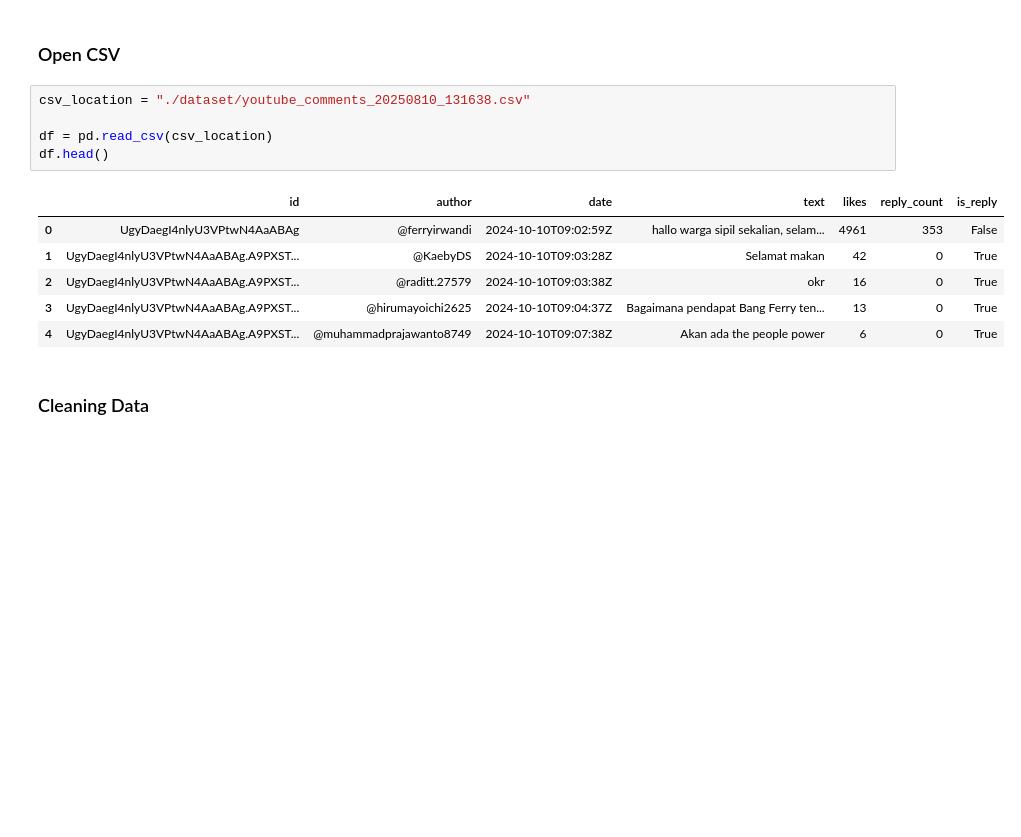
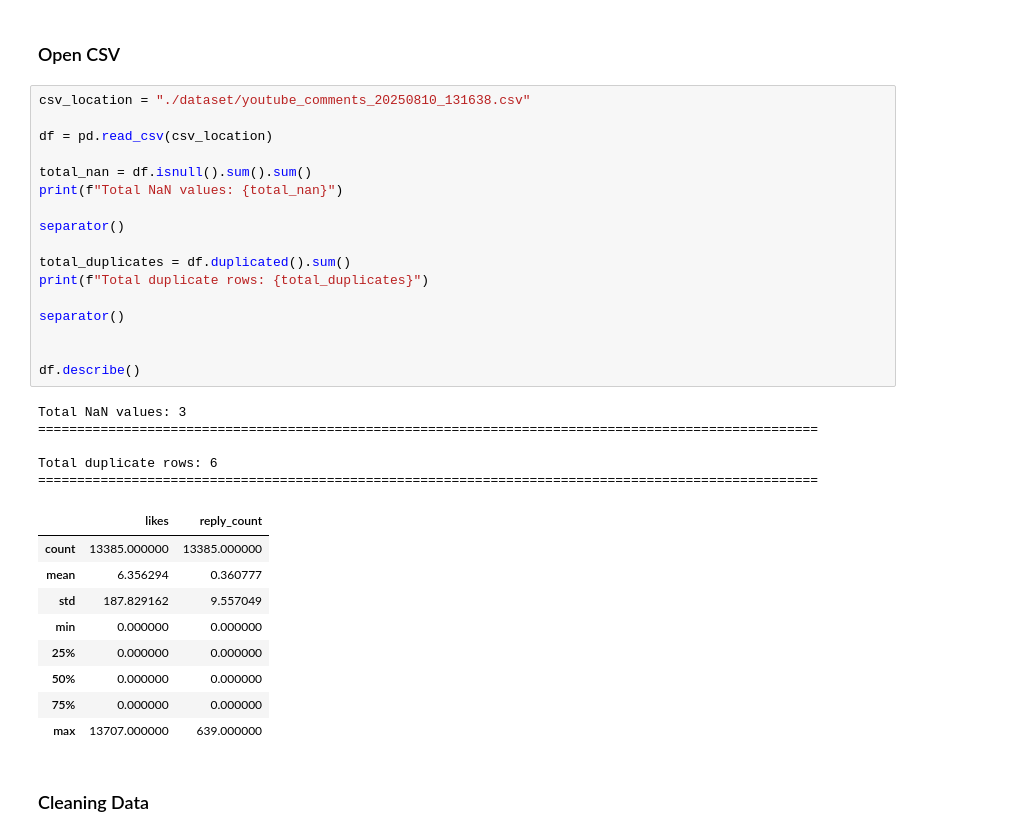
Before and after one commit to ekajaya740/dicoding_sentiment_analysis, a Jupyter notebook: sentiment_analysis.ipynb, the cells around one changed output. Drawn from its saved outputs; the diff is of its cells as text; blank space fills up the shorter version.

```diff
--- a/sentiment_analysis.ipynb
+++ b/sentiment_analysis.ipynb
@@ -23,15 +181,35 @@ from sklearn.model_selection import train_test_split
 # %%
 csv_location = "./dataset/youtube_comments_20250810_131638.csv"
 
 df = pd.read_csv(csv_location)
-df.head()
+
+total_nan = df.isnull().sum().sum()
+print(f"Total NaN values: {total_nan}")
+
+separator()
+
+total_duplicates = df.duplicated().sum()
+print(f"Total duplicate rows: {total_duplicates}")
+
+separator()
+
+
+df.describe()
 # %% [output]
+Total NaN values: 3
+====================================================================================================
+
+Total duplicate rows: 6
+====================================================================================================
-|  | id | author | date | text | likes | reply_count | is_reply |
-| 0 | UgyDaegI4nlyU3VPtwN4AaABAg | @ferryirwandi | 2024-10-10T09:02:59Z | hallo warga sipil sekalian, selam... | 4961 | 353 | False |
-| 1 | UgyDaegI4nlyU3VPtwN4AaABAg.A9PXST... | @KaebyDS | 2024-10-10T09:03:28Z | Selamat makan | 42 | 0 | True |
-| 2 | UgyDaegI4nlyU3VPtwN4AaABAg.A9PXST... | @raditt.27579 | 2024-10-10T09:03:38Z | okr | 16 | 0 | True |
-| 3 | UgyDaegI4nlyU3VPtwN4AaABAg.A9PXST... | @hirumayoichi2625 | 2024-10-10T09:04:37Z | Bagaimana pendapat Bang Ferry ten... | 13 | 0 | True |
-| 4 | UgyDaegI4nlyU3VPtwN4AaABAg.A9PXST... | @muhammadprajawanto8749 | 2024-10-10T09:07:38Z | Akan ada the people power | 6 | 0 | True |
+|  | likes | reply_count |
+| count | 13385.000000 | 13385.000000 |
+| mean | 6.356294 | 0.360777 |
+| std | 187.829162 | 9.557049 |
+| min | 0.000000 | 0.000000 |
+| 25% | 0.000000 | 0.000000 |
+| 50% | 0.000000 | 0.000000 |
+| 75% | 0.000000 | 0.000000 |
+| max | 13707.000000 | 639.000000 |
 # %% [markdown]
 ### Cleaning Data
 # %%
```
Also changed, not shown: parts of 21 cells of this notebook.
